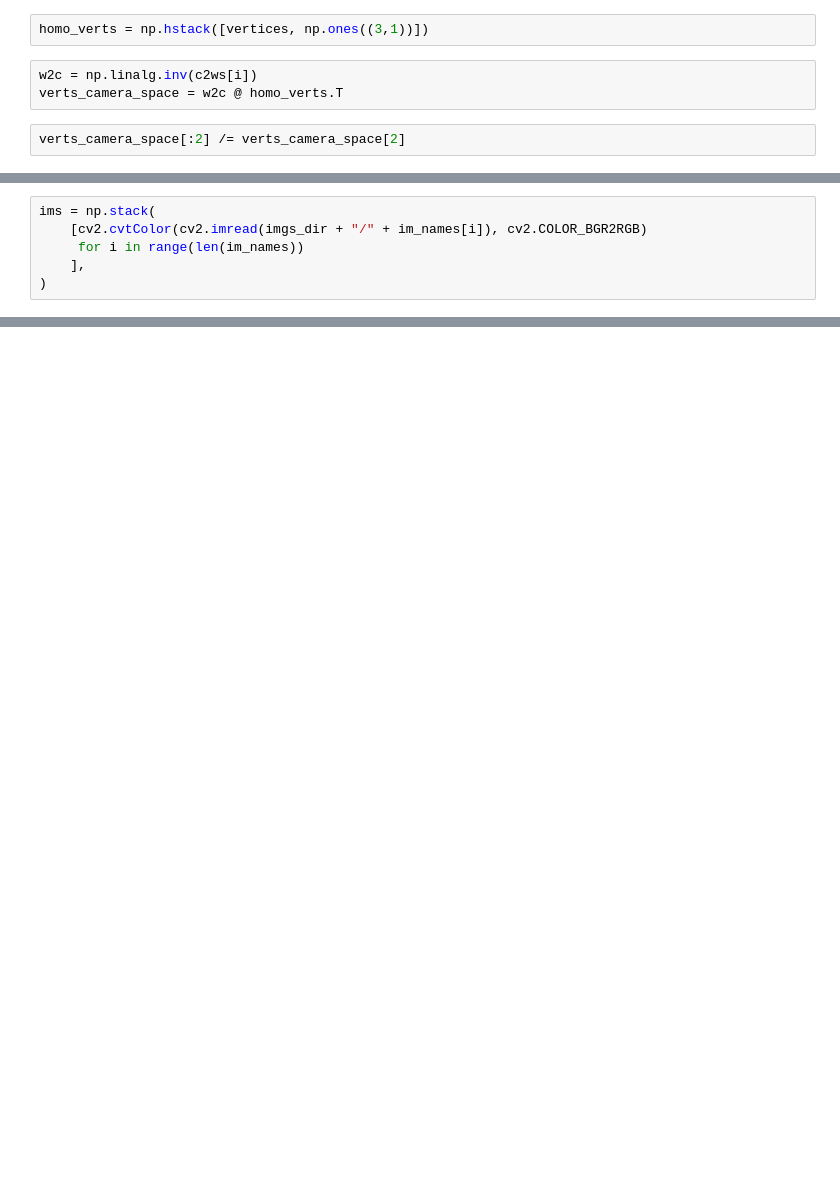
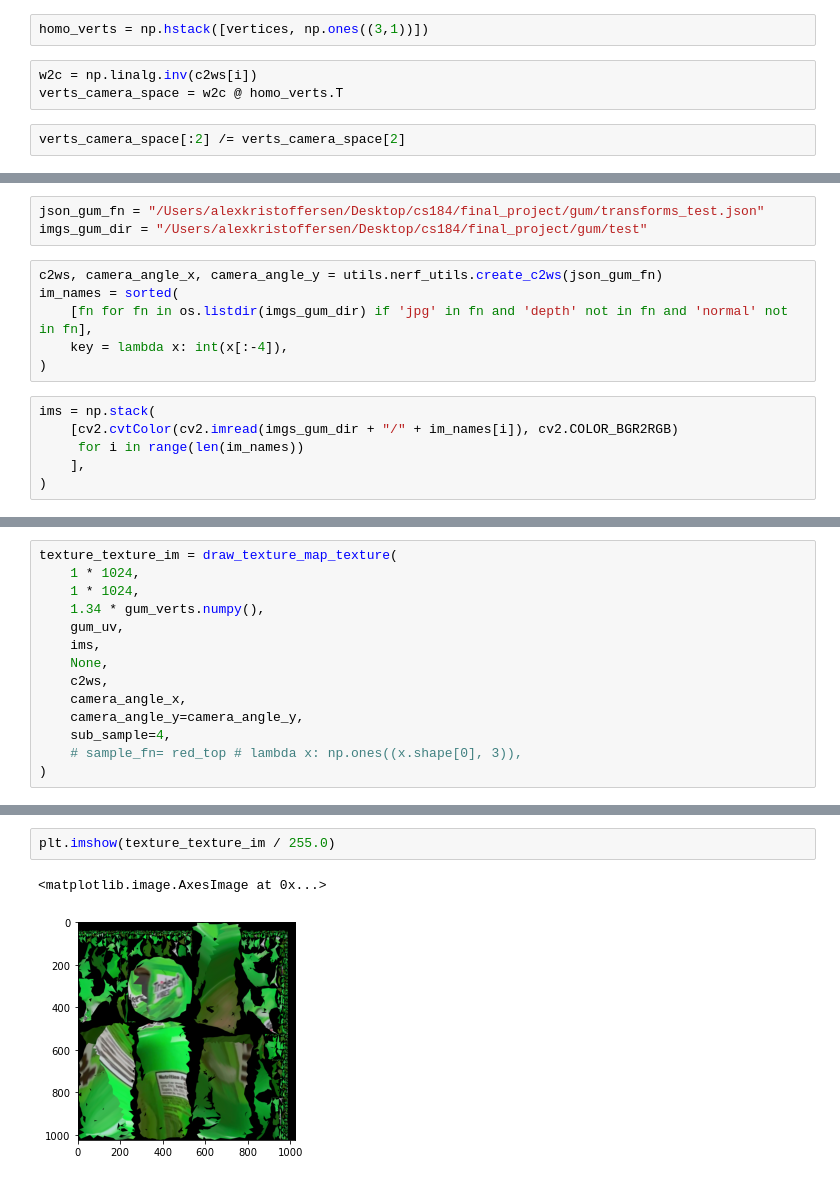
Before and after one commit to akristoffersen/Scene2Mesh, a Jupyter notebook: notebooks/texture.ipynb, the cells around one changed output, grey strips where cells are left out. Cells and saved outputs as stored; diff of their text form; blank space fills up the shorter version.

```diff
--- a/notebooks/texture.ipynb
+++ b/notebooks/texture.ipynb
@@ -480,6 +629,15 @@ int(800 - (px_coords[0, 0] + 400))
+# %%
+json_gum_fn = "/Users/alexkristoffersen/Desktop/cs184/final_project/gum/transforms_test.json"
+imgs_gum_dir = "/Users/alexkristoffersen/Desktop/cs184/final_project/gum/test"
+# %%
+c2ws, camera_angle_x, camera_angle_y = utils.nerf_utils.create_c2ws(json_gum_fn)
+im_names = sorted(
+    [fn for fn in os.listdir(imgs_gum_dir) if 'jpg' in fn and 'depth' not in fn and 'normal' not in fn],
+    key = lambda x: int(x[:-4]),
+)
 # %%
 ims = np.stack(
-    [cv2.cvtColor(cv2.imread(imgs_dir + "/" + im_names[i]), cv2.COLOR_BGR2RGB)
+    [cv2.cvtColor(cv2.imread(imgs_gum_dir + "/" + im_names[i]), cv2.COLOR_BGR2RGB)
      for i in range(len(im_names))
     ],
 )
@@ -495,0 +644,14 @@ find_best_im(c2ws, camera_angle_x, ims, depth_ims, vertices)
+# %%
+texture_texture_im = draw_texture_map_texture(
+    1 * 1024,
+    1 * 1024,
+    1.34 * gum_verts.numpy(),
+    gum_uv,
+    ims,
+    None,
+    c2ws,
+    camera_angle_x,
+    camera_angle_y=camera_angle_y,
+    sub_sample=4,
+    # sample_fn= red_top # lambda x: np.ones((x.shape[0], 3)),
+)
@@ -495,0 +676,5 @@ find_best_im(c2ws, camera_angle_x, ims, depth_ims, vertices)
+# %%
+plt.imshow(texture_texture_im / 255.0)
+# %% [output]
+<matplotlib.image.AxesImage at 0x...>
+[figure, added]
```
Also changed, not shown: parts of 40 cells of this notebook.
